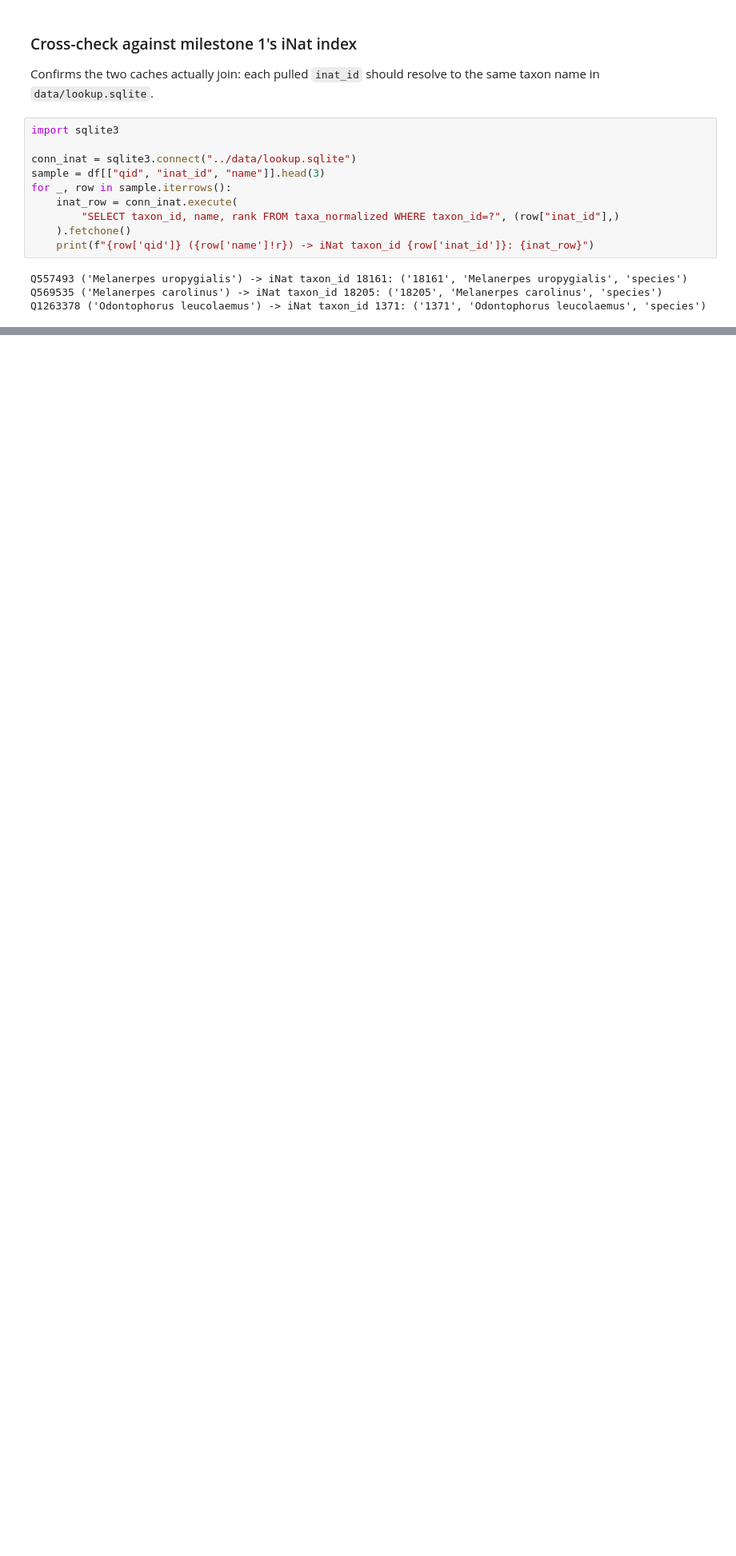
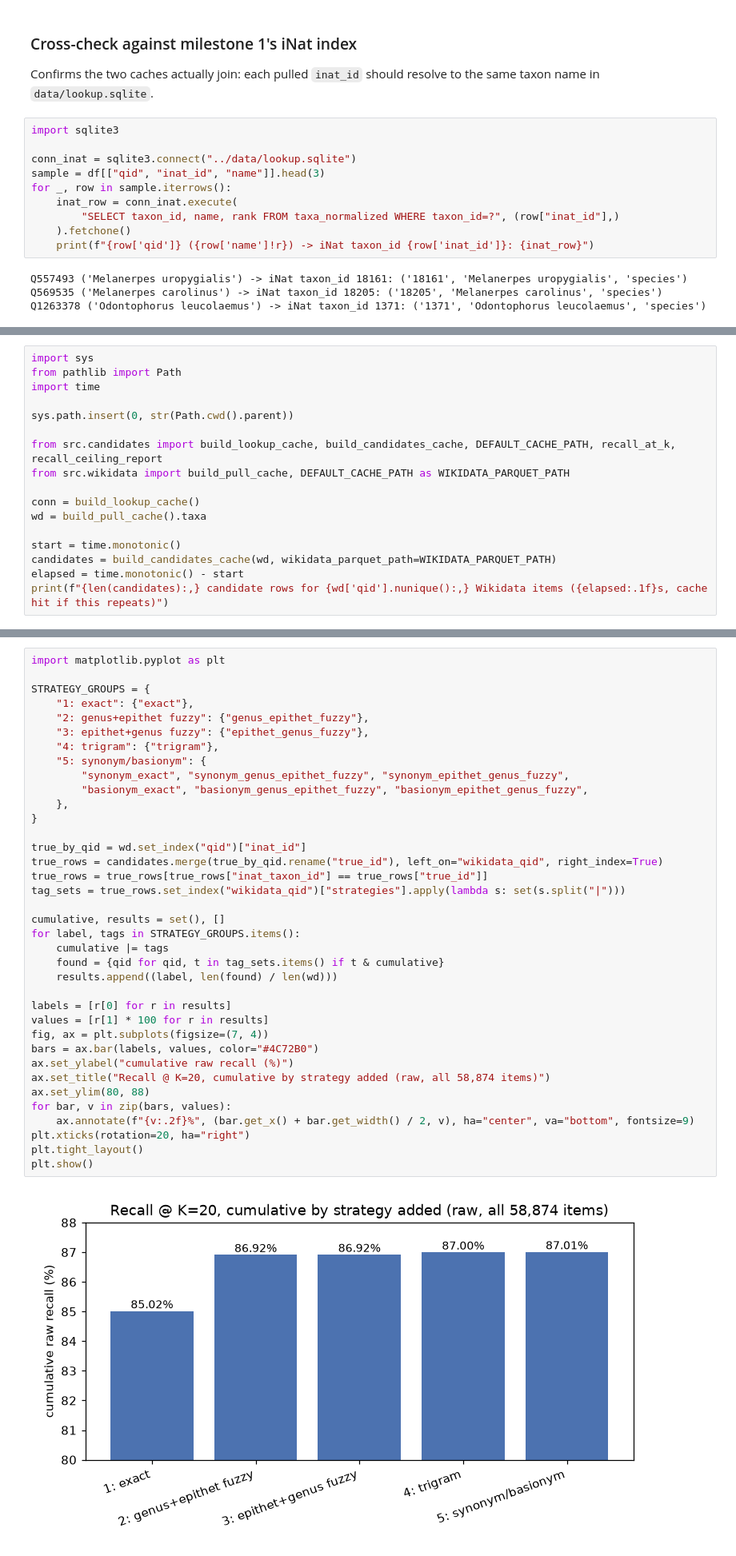
Before and after one commit to Livia-Rasp/xgboost-inat-wikidata-match, a Jupyter notebook: notebooks/01-report.ipynb, the cells around one changed output, grey strips where cells are left out. Shown at 80% size. Drawn from its saved outputs; the diff is of its cells as text; blank space fills up the shorter version.

```diff
--- a/notebooks/01-report.ipynb
+++ b/notebooks/01-report.ipynb
@@ -245,0 +265,17 @@ Q1263378 ('Odontophorus leucolaemus') -> iNat taxon_id 1371: ('1371', 'Odontopho
+# %%
+import sys
+from pathlib import Path
+import time
+
+sys.path.insert(0, str(Path.cwd().parent))
+
+from src.candidates import build_lookup_cache, build_candidates_cache, DEFAULT_CACHE_PATH, recall_at_k, recall_ceiling_report
+from src.wikidata import build_pull_cache, DEFAULT_CACHE_PATH as WIKIDATA_PARQUET_PATH
+
+conn = build_lookup_cache()
+wd = build_pull_cache().taxa
+
+start = time.monotonic()
+candidates = build_candidates_cache(wd, wikidata_parquet_path=WIKIDATA_PARQUET_PATH)
+elapsed = time.monotonic() - start
+print(f"{len(candidates):,} candidate rows for {wd['qid'].nunique():,} Wikidata items ({elapsed:.1f}s, cache hit if this repeats)")
@@ -245,0 +335,39 @@ Q1263378 ('Odontophorus leucolaemus') -> iNat taxon_id 1371: ('1371', 'Odontopho
+# %%
+import matplotlib.pyplot as plt
+
+STRATEGY_GROUPS = {
+    "1: exact": {"exact"},
+    "2: genus+epithet fuzzy": {"genus_epithet_fuzzy"},
+    "3: epithet+genus fuzzy": {"epithet_genus_fuzzy"},
+    "4: trigram": {"trigram"},
+    "5: synonym/basionym": {
+        "synonym_exact", "synonym_genus_epithet_fuzzy", "synonym_epithet_genus_fuzzy",
+        "basionym_exact", "basionym_genus_epithet_fuzzy", "basionym_epithet_genus_fuzzy",
+    },
+}
+
+true_by_qid = wd.set_index("qid")["inat_id"]
+true_rows = candidates.merge(true_by_qid.rename("true_id"), left_on="wikidata_qid", right_index=True)
+true_rows = true_rows[true_rows["inat_taxon_id"] == true_rows["true_id"]]
+tag_sets = true_rows.set_index("wikidata_qid")["strategies"].apply(lambda s: set(s.split("|")))
+
+cumulative, results = set(), []
+for label, tags in STRATEGY_GROUPS.items():
+    cumulative |= tags
+    found = {qid for qid, t in tag_sets.items() if t & cumulative}
+    results.append((label, len(found) / len(wd)))
+
+labels = [r[0] for r in results]
+values = [r[1] * 100 for r in results]
+fig, ax = plt.subplots(figsize=(7, 4))
+bars = ax.bar(labels, values, color="#4C72B0")
+ax.set_ylabel("cumulative raw recall (%)")
+ax.set_title("Recall @ K=20, cumulative by strategy added (raw, all 58,874 items)")
+ax.set_ylim(80, 88)
+for bar, v in zip(bars, values):
+    ax.annotate(f"{v:.2f}%", (bar.get_x() + bar.get_width() / 2, v), ha="center", va="bottom", fontsize=9)
+plt.xticks(rotation=20, ha="right")
+plt.tight_layout()
+plt.show()
+# %% [output]
+[figure, added]
```
Also changed, not shown: parts of 9 cells of this notebook, 6 other files.
